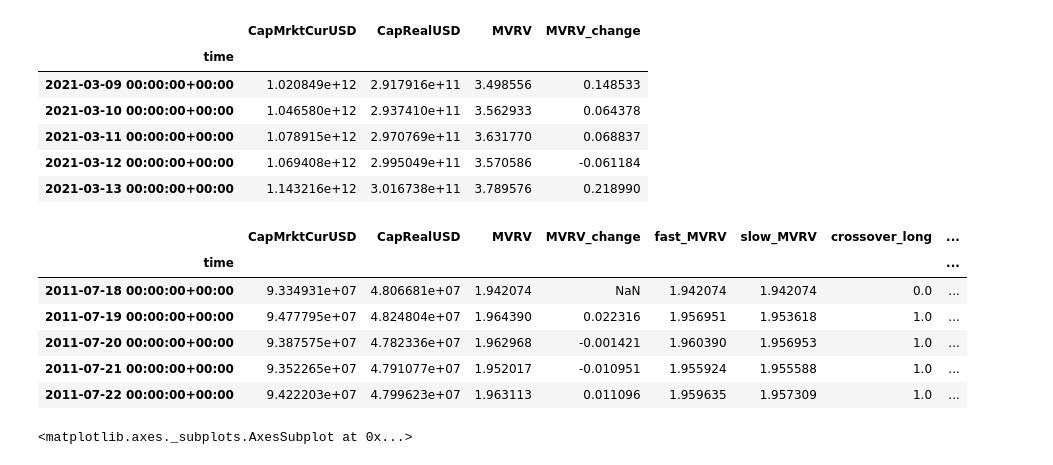
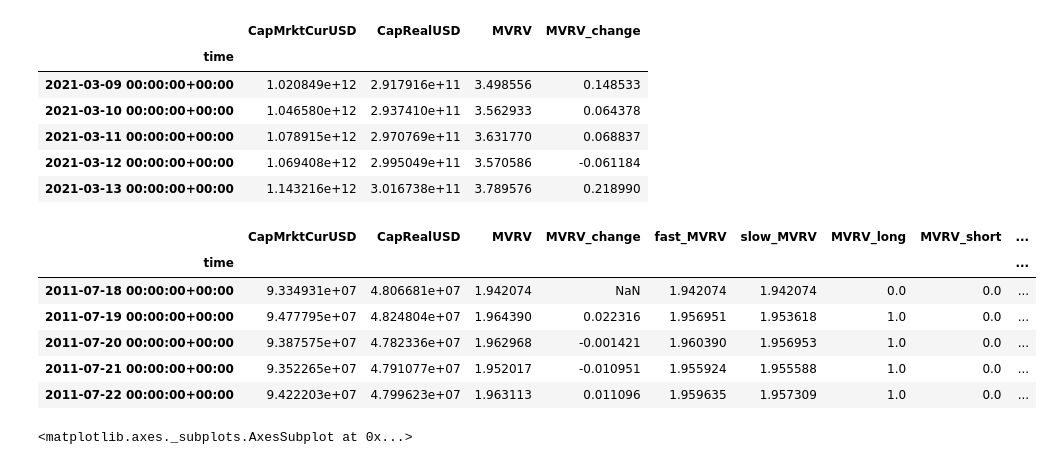
Before and after one commit to maxla777/Project-2, a Jupyter notebook: Monique/ML_models.ipynb, the cells around one changed output. Saved outputs shown, nothing was run; the diff lists cells and outputs as text; code cells hidden in the pictures.

```diff
--- a/Monique/ML_models.ipynb
+++ b/Monique/ML_models.ipynb
@@ -88,26 +88,26 @@ btc_cap_df.tail()
 # %%
 # Set short and long windows
 short_window = 1
 long_window = 10
 
 # Construct a `Fast` and `Slow` Exponential Moving Average from short and long windows, respectively
 btc_cap_df['fast_MVRV'] = btc_cap_df['MVRV'].ewm(halflife=short_window).mean()
 btc_cap_df['slow_MVRV'] = btc_cap_df['MVRV'].ewm(halflife=long_window).mean()
 
 # Construct a crossover trading signal
-btc_cap_df['crossover_long'] = np.where(btc_cap_df['fast_MVRV'] > btc_cap_df['slow_MVRV'], 1.0, 0.0)
-btc_cap_df['crossover_short'] = np.where(btc_cap_df['fast_MVRV'] < btc_cap_df['slow_MVRV'], -1.0, 0.0)
-btc_cap_df['crossover_signal'] = btc_cap_df['crossover_long'] + btc_cap_df['crossover_short']
+btc_cap_df['MVRV_long'] = np.where(btc_cap_df['fast_MVRV'] > btc_cap_df['slow_MVRV'], 1.0, 0.0)
+btc_cap_df['MVRV_short'] = np.where(btc_cap_df['fast_MVRV'] < btc_cap_df['slow_MVRV'], -1.0, 0.0)
+btc_cap_df['MVRV_signal'] = btc_cap_df['MVRV_long'] + btc_cap_df['MVRV_short']
 
 btc_cap_df.head()
 # %% [output]
-|  | CapMrktCurUSD | CapRealUSD | MVRV | MVRV_change | fast_MVRV | slow_MVRV | crossover_long | ... |
-| time |  |  |  |  |  |  |  | ... |
-| 2011-07-18 00:00:00+00:00 | 9.334931e+07 | 4.806681e+07 | 1.942074 | NaN | 1.942074 | 1.942074 | 0.0 | ... |
-| 2011-07-19 00:00:00+00:00 | 9.477795e+07 | 4.824804e+07 | 1.964390 | 0.022316 | 1.956951 | 1.953618 | 1.0 | ... |
-| 2011-07-20 00:00:00+00:00 | 9.387575e+07 | 4.782336e+07 | 1.962968 | -0.001421 | 1.960390 | 1.956953 | 1.0 | ... |
-| 2011-07-21 00:00:00+00:00 | 9.352265e+07 | 4.791077e+07 | 1.952017 | -0.010951 | 1.955924 | 1.955588 | 1.0 | ... |
-| 2011-07-22 00:00:00+00:00 | 9.422203e+07 | 4.799623e+07 | 1.963113 | 0.011096 | 1.959635 | 1.957309 | 1.0 | ... |
+|  | CapMrktCurUSD | CapRealUSD | MVRV | MVRV_change | fast_MVRV | slow_MVRV | MVRV_long | MVRV_short | ... |
+| time |  |  |  |  |  |  |  |  | ... |
+| 2011-07-18 00:00:00+00:00 | 9.334931e+07 | 4.806681e+07 | 1.942074 | NaN | 1.942074 | 1.942074 | 0.0 | 0.0 | ... |
+| 2011-07-19 00:00:00+00:00 | 9.477795e+07 | 4.824804e+07 | 1.964390 | 0.022316 | 1.956951 | 1.953618 | 1.0 | 0.0 | ... |
+| 2011-07-20 00:00:00+00:00 | 9.387575e+07 | 4.782336e+07 | 1.962968 | -0.001421 | 1.960390 | 1.956953 | 1.0 | 0.0 | ... |
+| 2011-07-21 00:00:00+00:00 | 9.352265e+07 | 4.791077e+07 | 1.952017 | -0.010951 | 1.955924 | 1.955588 | 1.0 | 0.0 | ... |
+| 2011-07-22 00:00:00+00:00 | 9.422203e+07 | 4.799623e+07 | 1.963113 | 0.011096 | 1.959635 | 1.957309 | 1.0 | 0.0 | ... |
 # %%
 btc_cap_df[['MVRV', 'fast_MVRV', 'slow_MVRV']].plot(figsize=(20,10))
 # %% [output]
```
Also changed, not shown: parts of 13 cells of this notebook.
